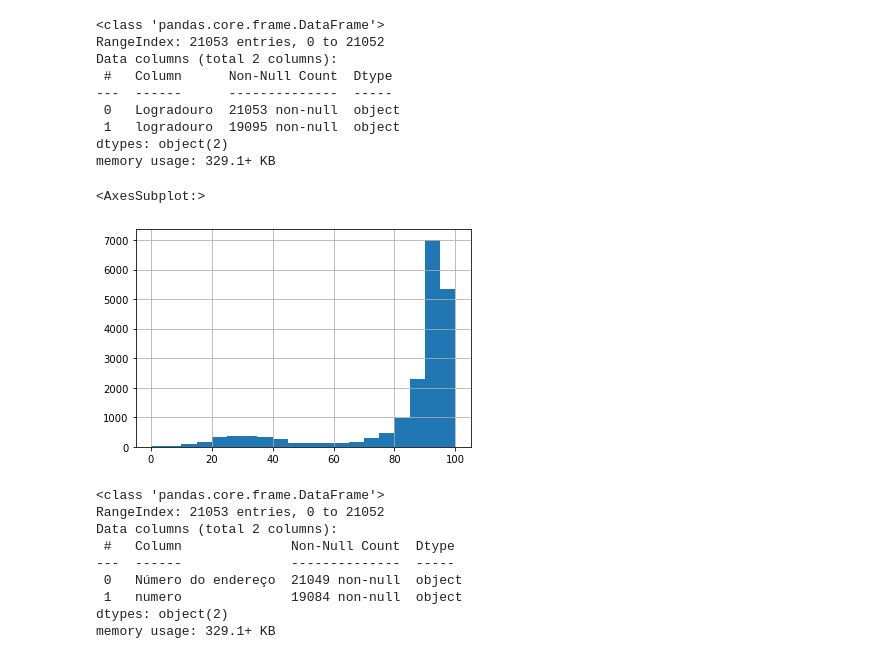
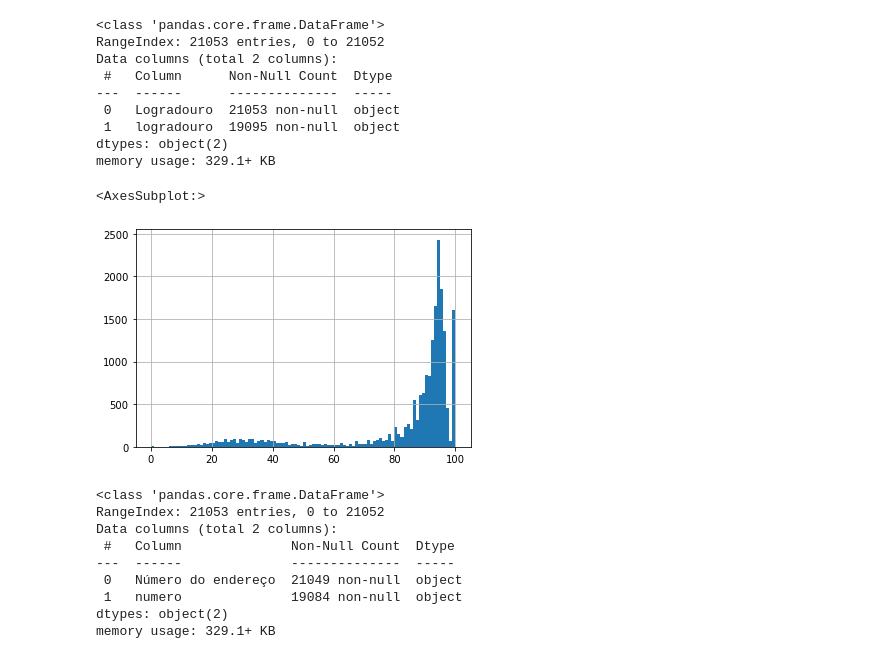
Before and after one commit to renatolotto/HZN-tese-psiquiatria, a Jupyter notebook: Fuzzy_pipe.ipynb, the cells around one changed output. Saved outputs shown, nothing was run; the diff lists cells and outputs as text; code cells hidden in the pictures.

```diff
--- a/Fuzzy_pipe.ipynb
+++ b/Fuzzy_pipe.ipynb
@@ -156,10 +165,10 @@ memory usage: 329.1+ KB
 # %%
 df['logradouro'] = df['logradouro'].apply(lambda x: x.replace('nan',''))
 # %%
-df["Fuzzy_Logradouro_CNESvsRF"].hist(bins=20)
+df["Fuzzy_Logradouro_CNESvsRF"].hist(bins=100)
 # %% [output]
 <AxesSubplot:>
-[figure, old version]
+[figure, new version]
 # %%
 #Numero do endereço
 df[['Número do endereço','numero']].info()
```
Also changed, not shown: parts of 29 cells of this notebook, 1 other file.
